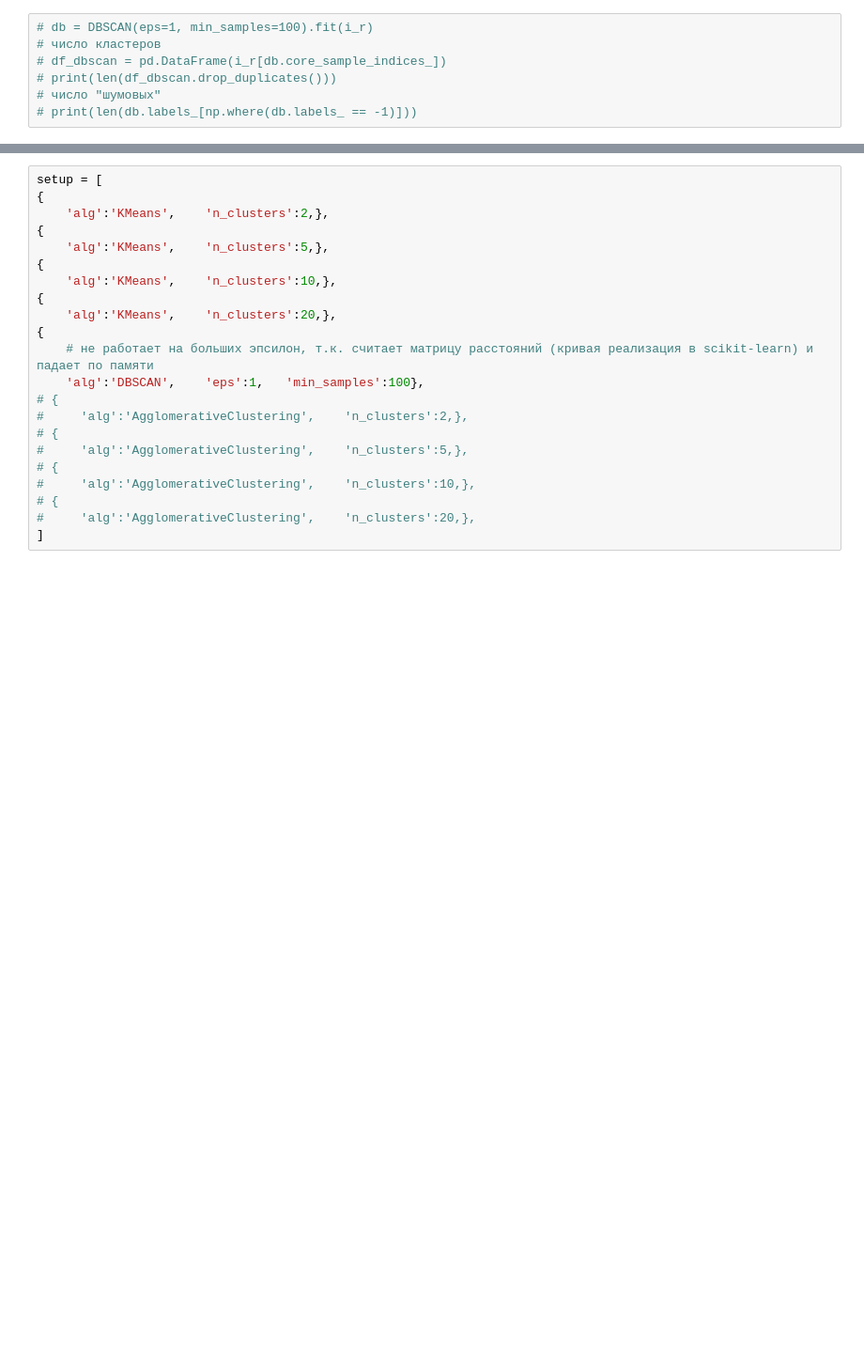
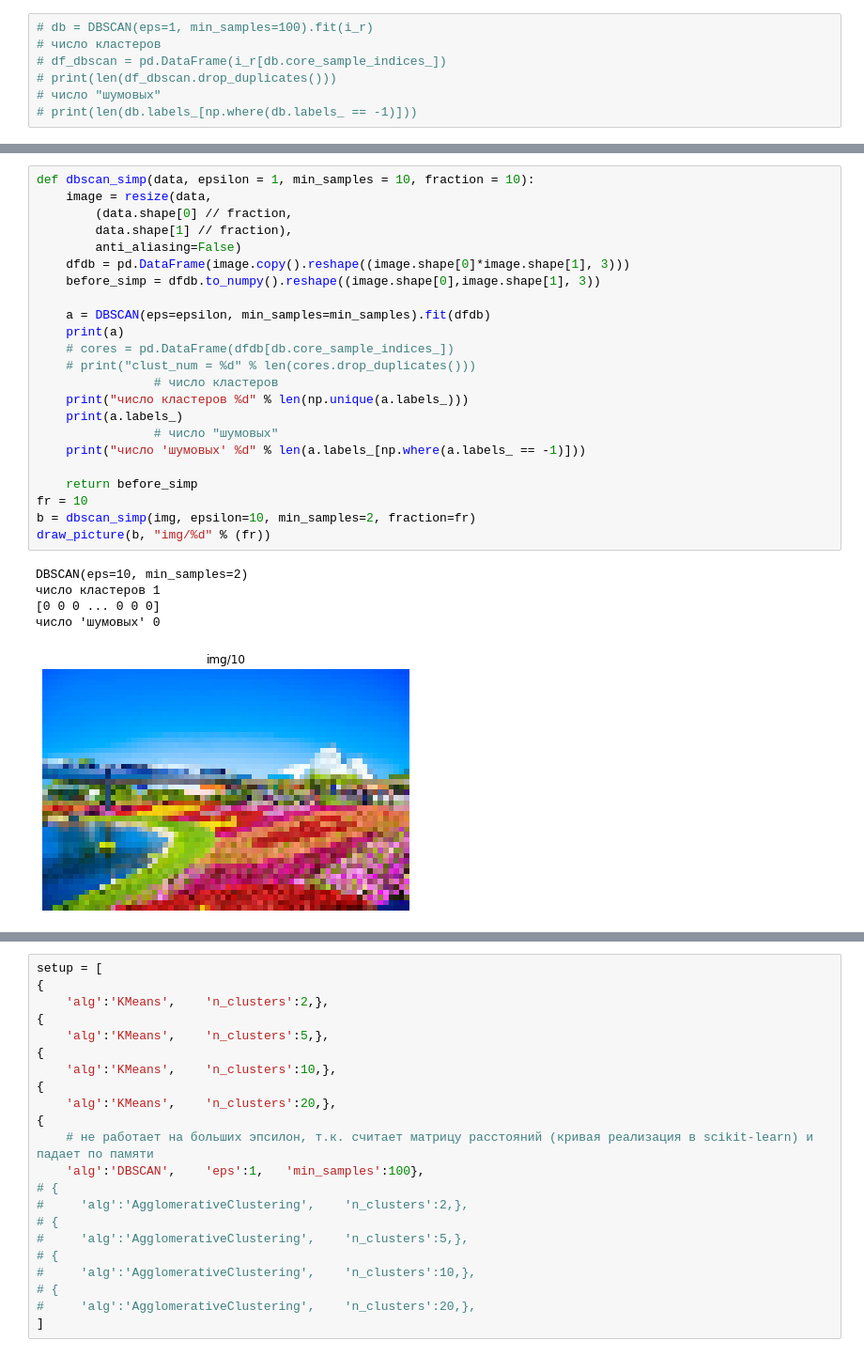
Before and after one commit to sergeimoiseev/neuro, a Jupyter notebook: feml-11-hw-10-clust/task10.ipynb, the cells around one changed output, grey strips where cells are left out. Shown at 94% size. Saved outputs shown, nothing was run; the diff lists cells and outputs as text; blank space fills up the shorter version.

```diff
--- a/feml-11-hw-10-clust/task10.ipynb
+++ b/feml-11-hw-10-clust/task10.ipynb
@@ -89,3 +54,32 @@ array([[[ 50, 158, 136],
+# %%
+def dbscan_simp(data, epsilon = 1, min_samples = 10, fraction = 10):
+    image = resize(data,
+        (data.shape[0] // fraction,
+        data.shape[1] // fraction),
+        anti_aliasing=False)
+    dfdb = pd.DataFrame(image.copy().reshape((image.shape[0]*image.shape[1], 3)))
+    before_simp = dfdb.to_numpy().reshape((image.shape[0],image.shape[1], 3))
+
+    a = DBSCAN(eps=epsilon, min_samples=min_samples).fit(dfdb)
+    print(a)
+    # cores = pd.DataFrame(dfdb[db.core_sample_indices_])
+    # print("clust_num = %d" % len(cores.drop_duplicates()))
+                # число кластеров
+    print("число кластеров %d" % len(np.unique(a.labels_)))
+    print(a.labels_)
+                # число "шумовых"
+    print("число 'шумовых' %d" % len(a.labels_[np.where(a.labels_ == -1)]))
+
+    return before_simp
+fr = 10
+b = dbscan_simp(img, epsilon=10, min_samples=2, fraction=fr)
+draw_picture(b, "img/%d" % (fr))
+# %% [output]
+DBSCAN(eps=10, min_samples=2)
+число кластеров 1
+[0 0 0 ... 0 0 0]
+число 'шумовых' 0
+[figure, added]
 # %%
 # # # https://github.com/scikit-learn/scikit-learn/issues/17960
 # https://datascience.stackexchange.com/questions/47889/how-to-run-agglomerativeclustering-on-a-big-data-in-python
```
Also changed, not shown: parts of 13 cells of this notebook.
